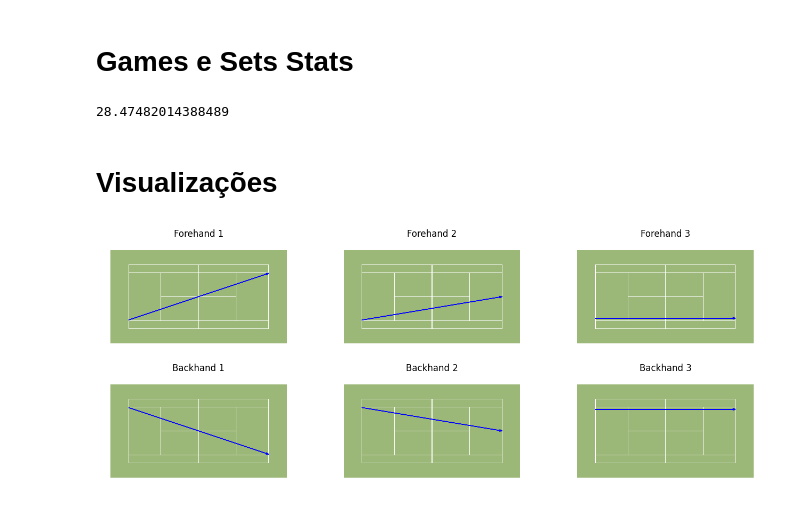
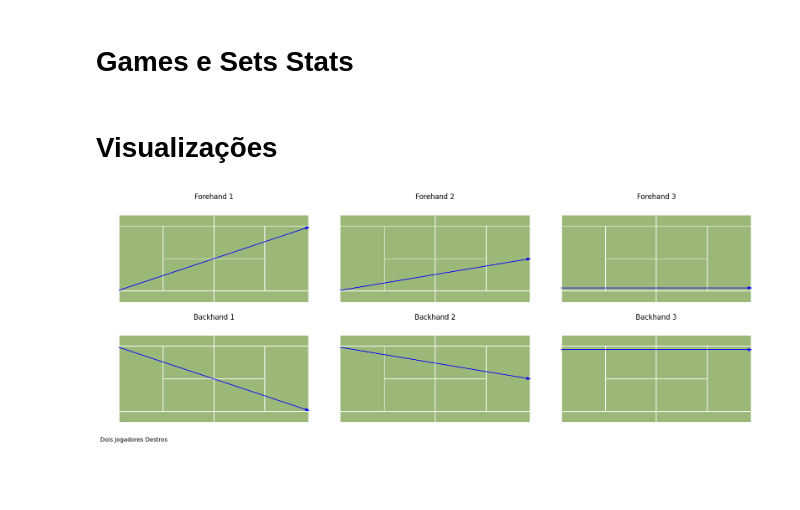
Before and after one commit to PedC18/POC1, a Jupyter notebook: Project.ipynb, the cells around one changed output. Cells and saved outputs as stored; diff of their text form; code cells hidden in the pictures; blank space fills up the shorter version.

Commit message:
Graphs

```diff
--- a/Project.ipynb
+++ b/Project.ipynb
@@ -115,7 +158,3 @@ def MeanPoints(division):
-# %%
-MeanPoints(GameDict)
-# %% [output]
-28.47482014388489
 # %% [markdown]
 # Visualizações
 # %%
@@ -123,28 +162,30 @@ court = GetCourt('Grass')
 # %%
 fig, ax = plt.subplots(figsize=(16,6),nrows=(2),ncols=(3))
 
 ax[0][0].set_title('Forehand 1')
 ax[0][1].set_title('Forehand 2')
 ax[0][2].set_title('Forehand 3')
 court.draw(ax=ax[0][0],display_range='full')
 court.draw(ax=ax[0][1],display_range='full')
 court.draw(ax=ax[0][2],display_range='full')
 court.arrow(ax=ax[0][0],x1= -39.0, y1= -13.0, x2=39.0, y2=13.0,color= 'blue')
 court.arrow(ax=ax[0][1],x1= -39.0, y1= -13.0, x2=39.0, y2=0,color= 'blue')
 court.arrow(ax=ax[0][2],x1= -39.0, y1= -12.0, x2=39.0, y2=-12.0,color= 'blue')
 
 ax[1][0].set_title('Backhand 1')
 ax[1][1].set_title('Backhand 2')
 ax[1][2].set_title('Backhand 3')
 court.draw(ax=ax[1][0],display_range='full')
 court.draw(ax=ax[1][1],display_range='full')
 court.draw(ax=ax[1][2],display_range='full')
 court.arrow(ax=ax[1][0],x1= -39.0, y1= 13.0, x2=39.0, y2=-13.0,color= 'blue')
 court.arrow(ax=ax[1][1],x1= -39.0, y1= 13.0, x2=39.0, y2=0,color= 'blue')
 court.arrow(ax=ax[1][2],x1= -39.0, y1= 12.0, x2=39.0, y2=12.0,color= 'blue')
 
 axes = ax.ravel()
 
+fig.tight_layout()
+fig.text(s='Dois Jogadores Destros',y=0.0,x=0.0)
 plt.show()
 # %% [output]
-[figure, old version]
+[figure, new version]
```
Also changed, not shown: parts of 25 cells of this notebook, 3 other files.
